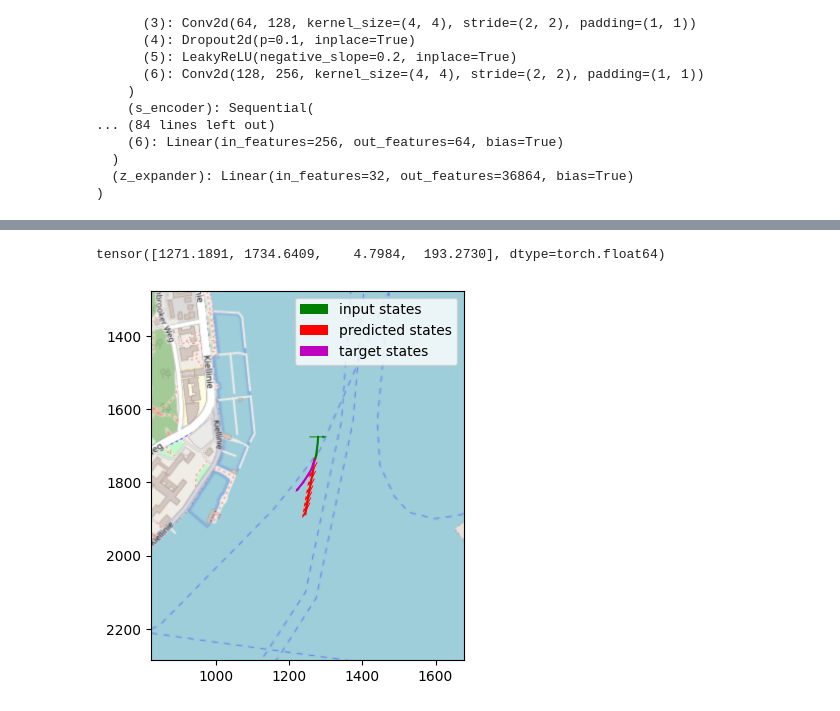
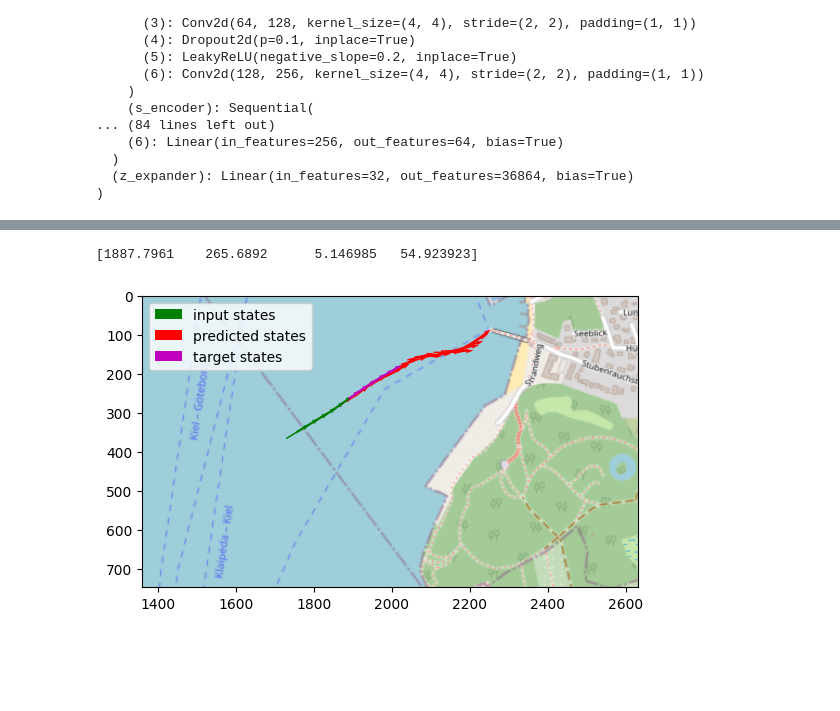
Before and after one commit to raphaelschwinger/PPUU-FerryGym, a Jupyter notebook: PPUU/results/1-11-vae-mix/notebook.ipynb, the cells around one changed output, grey strips where cells are left out. Drawn from its saved outputs; the diff is of its cells as text; code cells hidden in the pictures; blank space fills up the shorter version.

```diff
--- a/PPUU/results/1-11-vae-mix/notebook.ipynb
+++ b/PPUU/results/1-11-vae-mix/notebook.ipynb
@@ -93,7 +95,7 @@ inputs, actions, targets = d.get_batch_fm('valid', npred, cuda=True, onlyMoving=
 # save batch
 # utils.save_batch(inputs, actions, targets, preds, model.stats, 0, '/workspace/results/20-10-syntetic/going-south-working2.pth')
 # load batch
-inputs, actions, targets = utils.load_batch('/workspace/results/20-10-syntetic/going-south-working.pth')
+inputs, actions, targets, preds, stats, batch_no = ppuu_utils.load_batch('/workspace/PPUU/results/batches/going-south-working.pth')
 # %%
 inputs_syntetic, actions_syntetic, targets_syntetic = d.get_syntetic_batch_fm()
 inputs = [inputs_syntetic[0], inputs[1]]
@@ -112,12 +114,12 @@ utils.plot_denormalized_states(model.stats, inputs, targets, preds, sample)
 # %%
 # save batch
 # utils.save_batch(inputs, actions, targets, preds, model.stats, 3, '/workspace/results/7-10-vae/not-right.pth')
 # load batch
-batch = torch.load('/workspace/results/7-10-vae/not-right.pth')
-utils.plot_denormalized_states(batch['stats'], batch['inputs'], batch['targets'], batch['preds'], batch['batch_no'])
+inputs, actions, targets, preds, stats, batch_no = ppuu_utils.load_batch('/workspace/PPUU/results/batches/not-right.pth')
+ppuu_utils.plot_denormalized_states(stats, inputs, targets, preds, batch_no)
 # %% [output]
-tensor([1271.1891, 1734.6409,    4.7984,  193.2730], dtype=torch.float64)
+[1887.7961    265.6892      5.146985   54.923923]
-[figure, old version]
+[figure, new version]
 # %%
 # save batch showing other ship
 # utils.save_batch(inputs, actions, targets, preds, model.stats, 2, '/workspace/results/29-10-dnn-mix/other-ship.pth')
```
Also changed, not shown: parts of 7 cells of this notebook, 2 other files.
